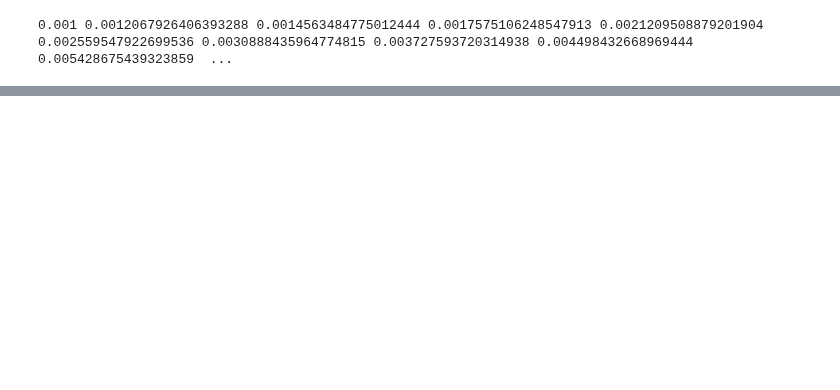
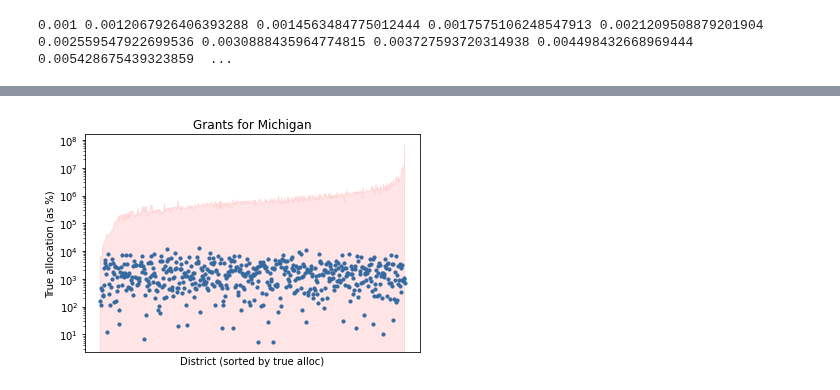
Before and after one commit to ryansteed/dp-policy, a Jupyter notebook: notebooks/titlei.ipynb, the cells around one changed output, grey strips where cells are left out. Drawn from its saved outputs; the diff is of its cells as text; code cells hidden in the pictures; blank space fills up the shorter version.

```diff
--- a/notebooks/titlei.ipynb
+++ b/notebooks/titlei.ipynb
@@ -350,0 +486,18 @@ Total true alloc: 66729811774.698265
+# %%
+grants = grants[grants["State Postal Code"] == "MI"].sort_values("true_allocation")
+x = grants.index.astype('str')
+y = np.abs(grants.true_allocation - grants.est_allocation)
+plt.scatter(x, y, s=10)
+
+ax = plt.gca()
+ci = 1.96 * grants.median_cv * grants.true_allocation
+ax.fill_between(x, ci, color='r', alpha=0.1)
+
+ax.axes.xaxis.set_ticks([])
+ax.set_yscale('log')
+plt.xlabel("District (sorted by true alloc)")
+plt.ylabel("True allocation (as %)")
+plt.title(f"Grants for Michigan")
+plt.show()
+# %% [output]
+[figure, added]
```
Also changed, not shown: parts of 24 cells of this notebook, 1 other file.
